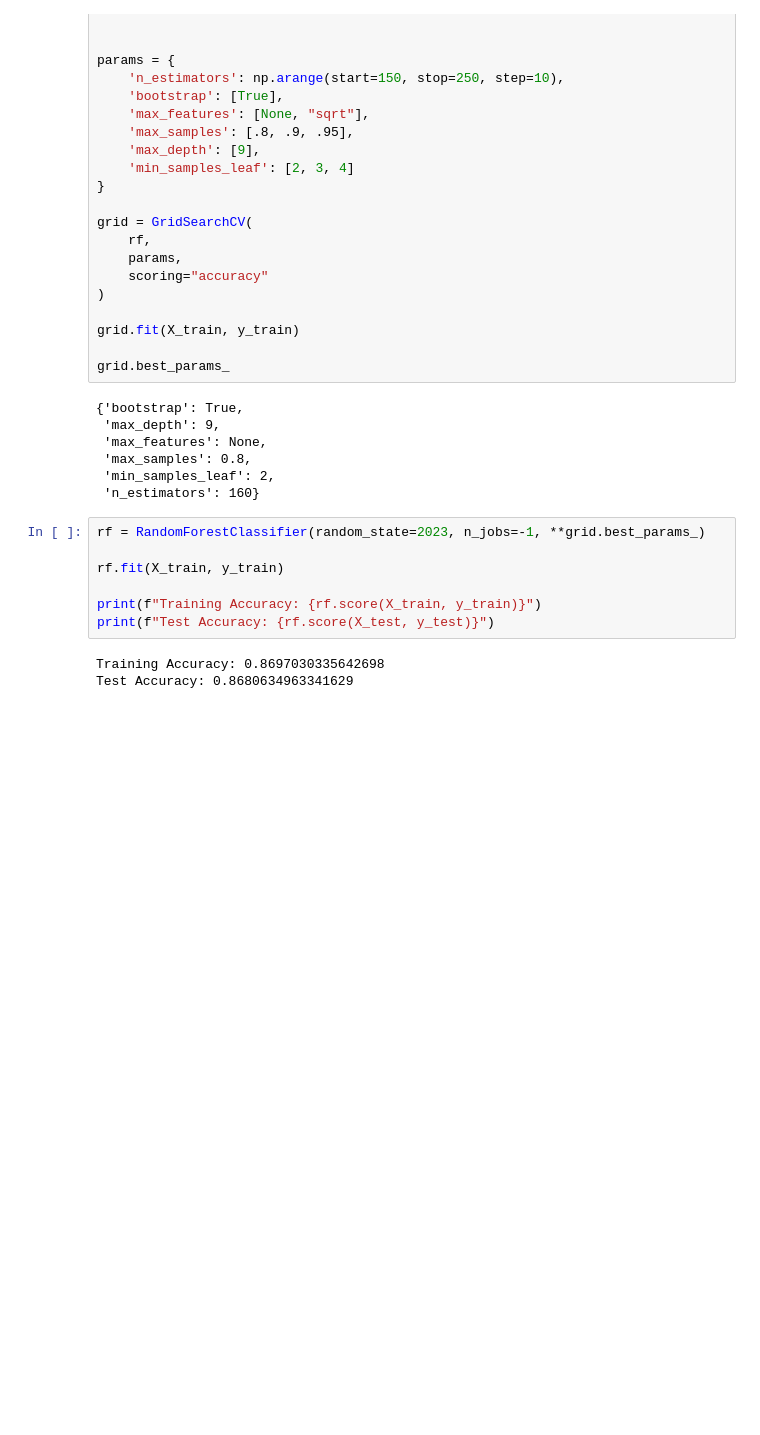
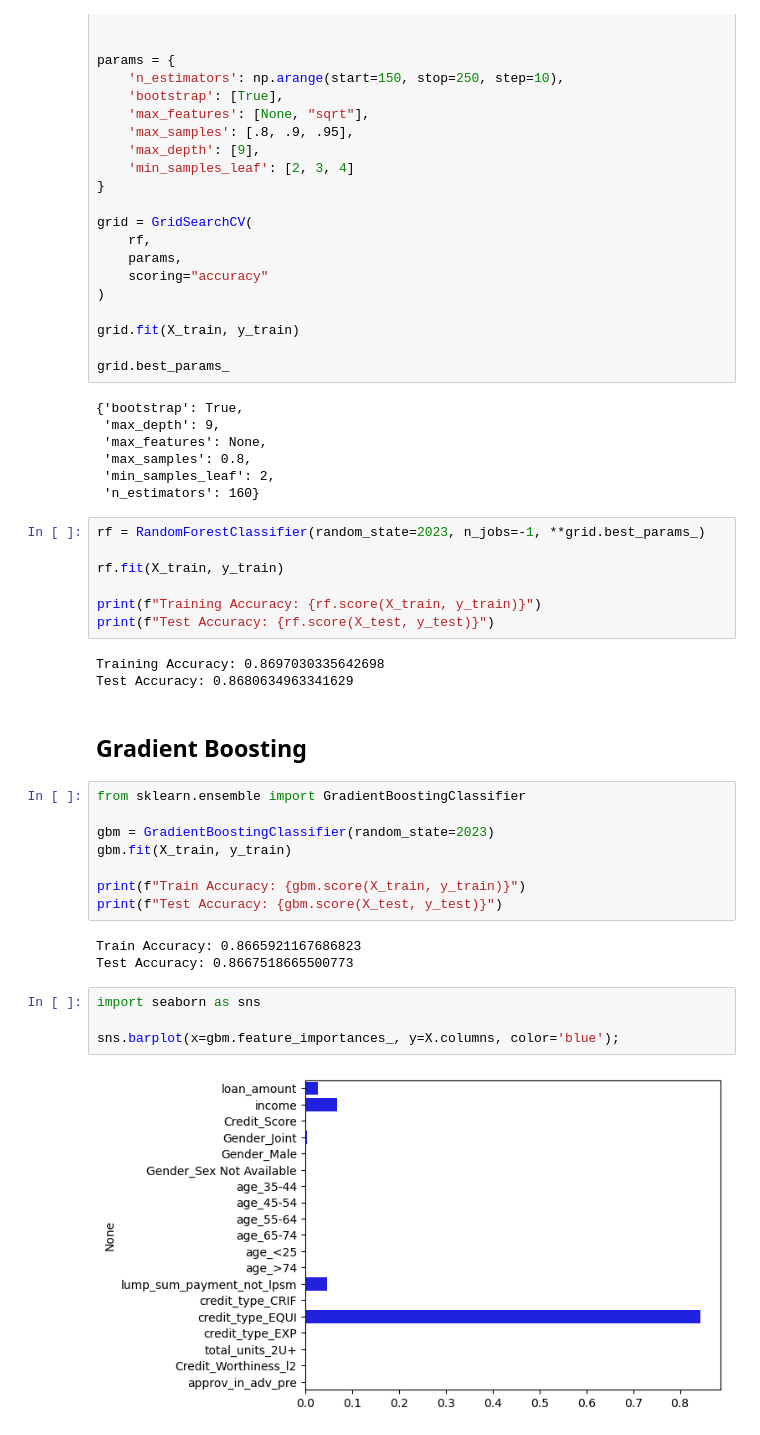
Before and after one commit to Camiloesp/PythonDataScience_SupervisedML, a Jupyter notebook: Classification_Modeling/7_EnsembleModels.ipynb, the cells around one changed output. Saved outputs shown, nothing was run; the diff lists cells and outputs as text; blank space fills up the shorter version.

Commit message:
Gradient Boosting

```diff
--- a/Classification_Modeling/7_EnsembleModels.ipynb
+++ b/Classification_Modeling/7_EnsembleModels.ipynb
@@ -245,3 +245,22 @@ print(f"Test Accuracy: {rf.score(X_test, y_test)}")
 # %% [output]
 Training Accuracy: 0.8697030335642698
 Test Accuracy: 0.8680634963341629
+# %% [markdown]
+## Gradient Boosting
+# %%
+from sklearn.ensemble import GradientBoostingClassifier
+
+gbm = GradientBoostingClassifier(random_state=2023)
+gbm.fit(X_train, y_train)
+
+print(f"Train Accuracy: {gbm.score(X_train, y_train)}")
+print(f"Test Accuracy: {gbm.score(X_test, y_test)}")
+# %% [output]
+Train Accuracy: 0.8665921167686823
+Test Accuracy: 0.8667518665500773
+# %%
+import seaborn as sns
+
+sns.barplot(x=gbm.feature_importances_, y=X.columns, color='blue');
+# %% [output]
+[figure, added]
```
Also changed, not shown: parts of 8 cells of this notebook.
